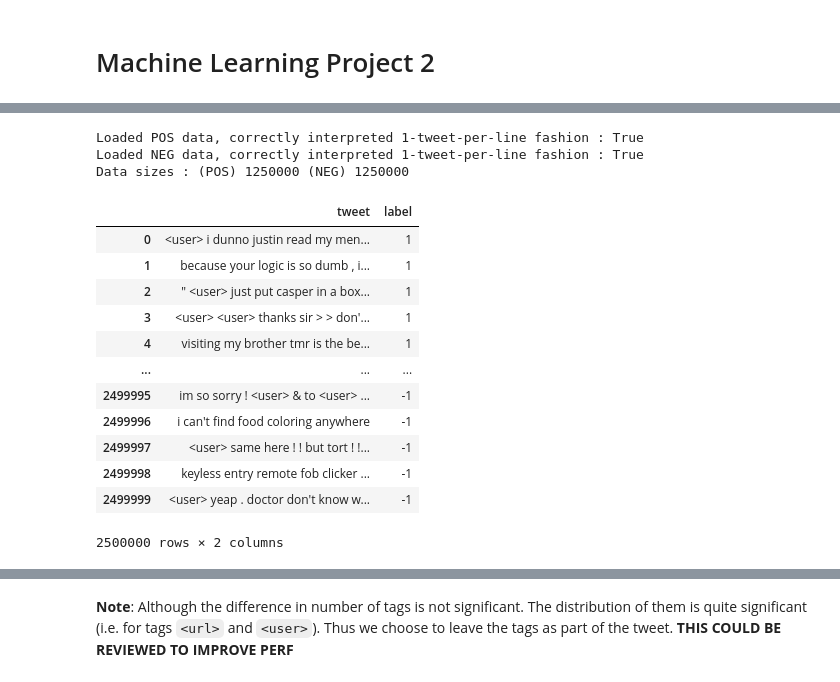
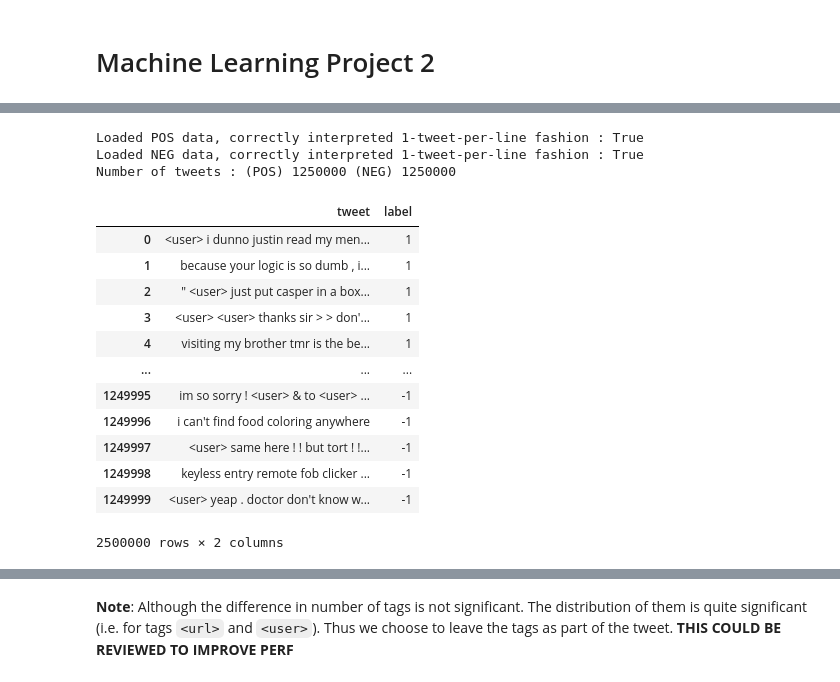
Before and after one commit to Luminilion/ML-project-2, a Jupyter notebook: src/Project2.ipynb, the cells around one changed output, grey strips where cells are left out. Drawn from its saved outputs; the diff is of its cells as text; code cells hidden in the pictures.

```diff
--- a/src/Project2.ipynb
+++ b/src/Project2.ipynb
@@ -9,33 +16,38 @@ import numpy as np
 # %%
 data_path = '../data/'
 
-# Load training set
+## Load full training sets
+# positive
 pos = pd.read_table(data_path+'train_pos_full.txt', sep='.\n', names=['tweet'], engine='python')
 pos['label']=1
 print(f"Loaded POS data, correctly interpreted 1-tweet-per-line fashion : {pos.shape[0]==1_250_000}")
+
+# negative
 neg = pd.read_table(data_path+'train_neg_full.txt', sep='.\n', names=['tweet'], engine='python')
 neg['label']=-1
 print(f"Loaded NEG data, correctly interpreted 1-tweet-per-line fashion : {neg.shape[0]==1_250_000}")
-print(f"Data sizes : (POS) {pos.shape[0]} (NEG) {neg.shape[0]}\n")
+
+# Data sizes
+print(f"Number of tweets : (POS) {pos.shape[0]} (NEG) {neg.shape[0]}\n")
+
+# Merge datasets to get a complete training set
+tweets = pos.append(neg)
+tweets
 # %% [output]
 Loaded POS data, correctly interpreted 1-tweet-per-line fashion : True
 Loaded NEG data, correctly interpreted 1-tweet-per-line fashion : True
-Data sizes : (POS) 1250000 (NEG) 1250000
+Number of tweets : (POS) 1250000 (NEG) 1250000
+|  | tweet | label |
+| 0 | <user> i dunno justin read my men... | 1 |
+| 1 | because your logic is so dumb , i... | 1 |
+| 2 | " <user> just put casper in a box... | 1 |
+| 3 | <user> <user> thanks sir > > don'... | 1 |
+| 4 | visiting my brother tmr is the be... | 1 |
+| ... | ... | ... |
+| 1249995 | im so sorry ! <user> & to <user> ... | -1 |
+| 1249996 | i can't find food coloring anywhere | -1 |
+| 1249997 | <user> same here ! ! but tort ! !... | -1 |
+| 1249998 | keyless entry remote fob clicker ... | -1 |
+| 1249999 | <user> yeap . doctor don't know w... | -1 |
+2500000 rows × 2 columns
-# %%
-tweets = pos.merge(neg, how='outer')
-tweets
-# %% [output]
-|  | tweet | label |
-| 0 | <user> i dunno justin read my men... | 1 |
-| 1 | because your logic is so dumb , i... | 1 |
-| 2 | " <user> just put casper in a box... | 1 |
-| 3 | <user> <user> thanks sir > > don'... | 1 |
-| 4 | visiting my brother tmr is the be... | 1 |
-| ... | ... | ... |
-| 2499995 | im so sorry ! <user> & to <user> ... | -1 |
-| 2499996 | i can't find food coloring anywhere | -1 |
-| 2499997 | <user> same here ! ! but tort ! !... | -1 |
-| 2499998 | keyless entry remote fob clicker ... | -1 |
-| 2499999 | <user> yeap . doctor don't know w... | -1 |
-2500000 rows × 2 columns
 # %%
```
Also changed, not shown: parts of 42 cells of this notebook, 1 other file.
